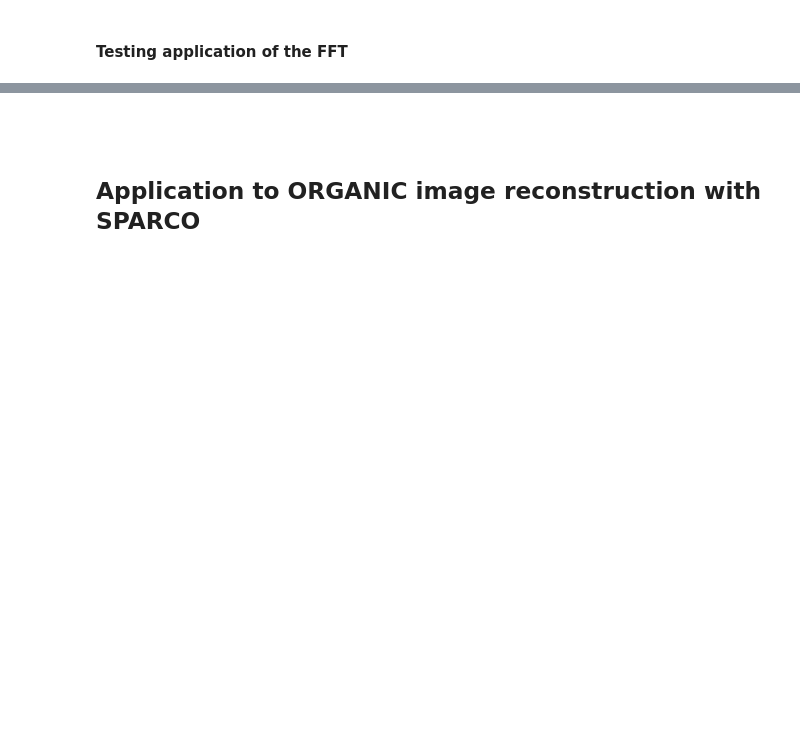
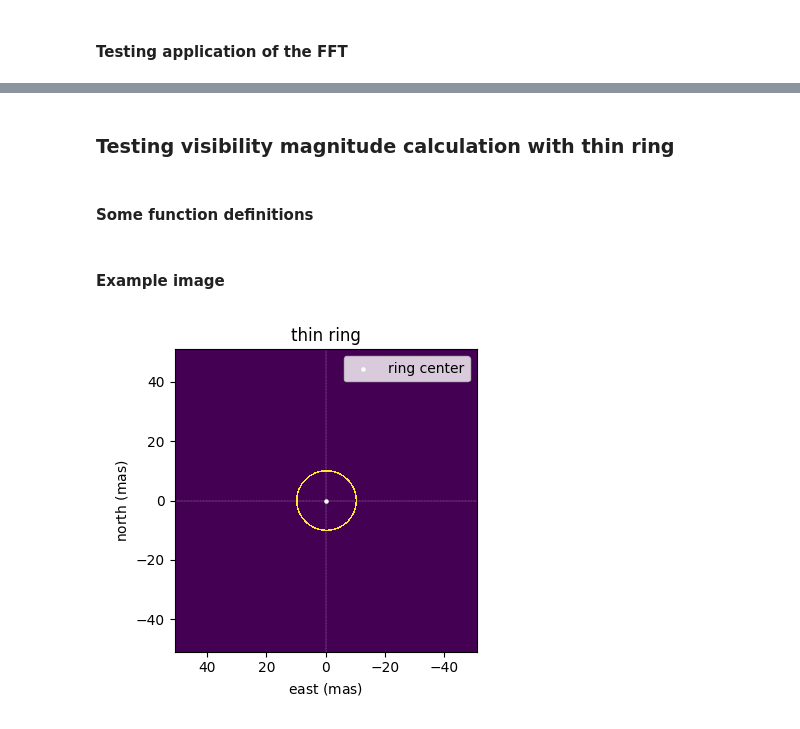
Before and after one commit to DePrinsT/organic, a Jupyter notebook: notebooks/experiments/calculate_observables.ipynb, the cells around one changed output, grey strips where cells are left out. Saved outputs shown, nothing was run; the diff lists cells and outputs as text; code cells hidden in the pictures; blank space fills up the shorter version.

```diff
--- a/notebooks/experiments/calculate_observables.ipynb
+++ b/notebooks/experiments/calculate_observables.ipynb
@@ -651,4 +375,2 @@ plt.show()
 # %% [markdown]
-###
+### Testing visibility magnitude calculation with thin ring
-# %% [markdown]
-## Application to ORGANIC image reconstruction with SPARCO
@@ -759,0 +377,2 @@ plt.show()
+# %% [markdown]
+#### Some function definitions
@@ -759,0 +443,37 @@ plt.show()
+# %% [markdown]
+#### Example image
+# %%
+# Example ring.
+ps = 0.02
+npix = 5096
+diam = 20
+width_frac = 0.05
+
+img_ring = jnp.array(generate_ring_img(npix=npix, diam=diam, ps=ps, width_frac=0.05))
+
+# Get sky coordinates of pixel centers.
+x, y = img_get_sky_coordinates(img_ring, ps=ps)
+
+fig, ax = plt.subplots(1, 1, figsize=(4, 4))
+ax.imshow(
+    img_ring,
+    interpolation="none",
+    extent=(
+        (jnp.max(x) + ps / 2).item(),
+        (jnp.min(x) - ps / 2).item(),
+        (jnp.min(y) - ps / 2).item(),
+        (jnp.max(y) + ps / 2).item(),
+    ),
+)
+ax.axvline(x=0, ls="--", lw=0.2, c="w")
+ax.axhline(y=0, ls="--", lw=0.2, c="w")
+ax.scatter(0, 0, c="white", s=5, label="ring center")
+ax.set_title("thin ring")
+ax.set_xlabel(r"east $\mathrm{(mas)}$")
+ax.set_ylabel(r"north $\mathrm{(mas)}$")
+ax.legend()
+
+plt.tight_layout()
+plt.show()
+# %% [output]
+[figure, added]
```
Also changed, not shown: parts of 37 cells of this notebook, 8 other files.
